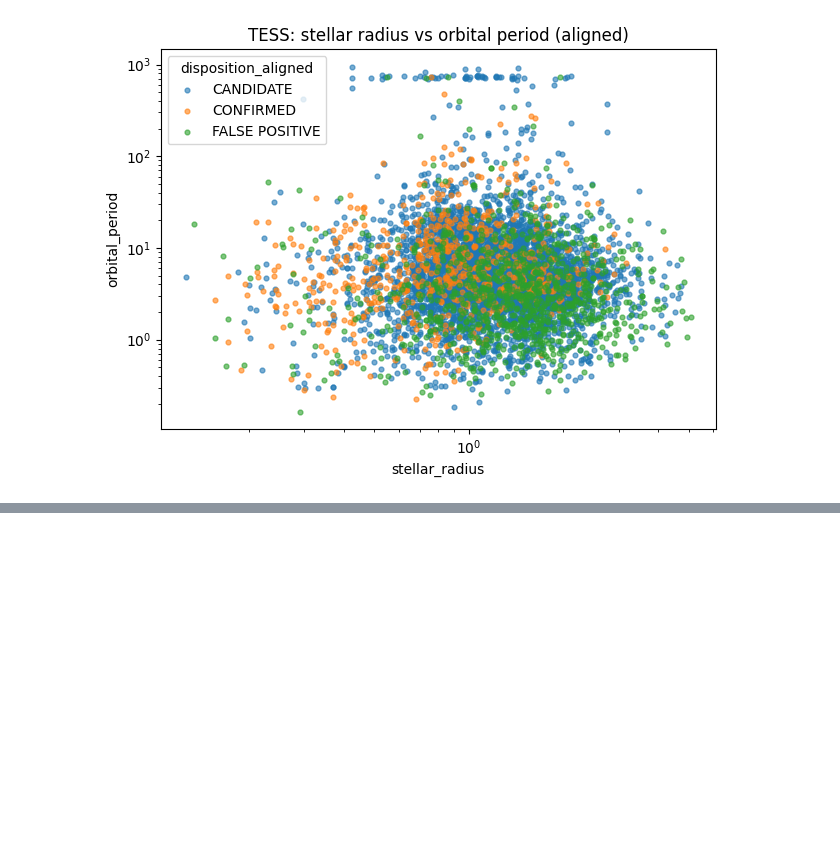
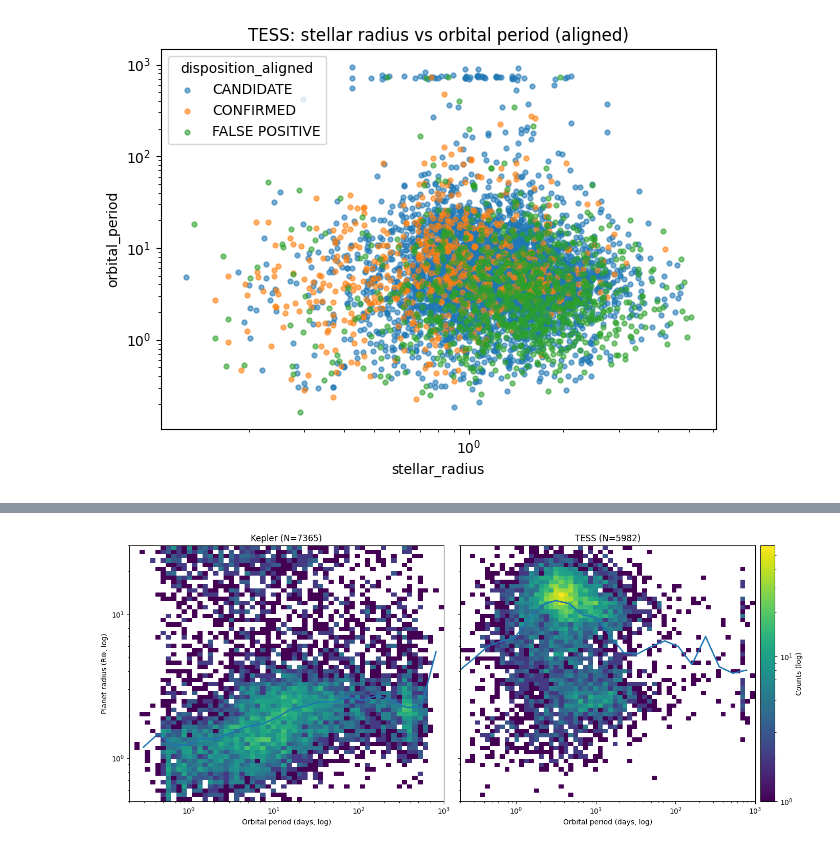
Before and after one commit to Jane-bunny/exoplanet-app, a Jupyter notebook: notebooks/03_eda_visualisation.ipynb, the cells around one changed output, grey strips where cells are left out. Saved outputs shown, nothing was run; the diff lists cells and outputs as text; code cells hidden in the pictures; blank space fills up the shorter version.

```diff
--- a/notebooks/03_eda_visualisation.ipynb
+++ b/notebooks/03_eda_visualisation.ipynb
@@ -368,0 +442,85 @@ scatter(
+# %%
+import numpy as np
+import matplotlib.pyplot as plt
+from matplotlib.colors import LogNorm
+from pathlib import Path
+from mpl_toolkits.axes_grid1 import make_axes_locatable
+
+FIGURES = Path("../figures"); FIGURES.mkdir(parents=True, exist_ok=True)
+
+def _clean_xy(df, xcol="orbital_period", ycol="planet_radius"):
+    sub = df[[xcol, ycol]].replace([np.inf, -np.inf], np.nan).dropna()
+    sub = sub[(sub[xcol] > 0) & (sub[ycol] > 0)]
+    return sub[xcol].to_numpy(), sub[ycol].to_numpy()
+
+def facet_rp_hist2d(
+    df_left, df_right,
+    titles=("Kepler", "TESS"),
+    *,
+    xcol="orbital_period", ycol="planet_radius",
+    xlim=(0.2, 1000), ylim=(0.5, 30),
+    xbins=60, ybins=60,
+    fname="kepler_vs_tess_rp_hist2d.png",
+    overlay_median=False
+):
+    # clean
+    xL, yL = _clean_xy(df_left, xcol, ycol)
+    xR, yR = _clean_xy(df_right, xcol, ycol)
+
+    # common log-spaced bin edges
+    xedges = np.logspace(np.log10(xlim[0]), np.log10(xlim[1]), xbins+1)
+    yedges = np.logspace(np.log10(ylim[0]), np.log10(ylim[1]), ybins+1)
+
+    # compute hist counts first to get a shared vmax
+    H_L, _, _ = np.histogram2d(xL, yL, bins=[xedges, yedges])
+    H_R, _, _ = np.histogram2d(xR, yR, bins=[xedges, yedges])
+    vmax = max(H_L.max(), H_R.max())
+    vmax = max(vmax, 1)  # avoid zero
+
+    norm = LogNorm(vmin=1, vmax=vmax)
+
+    fig, axs = plt.subplots(1, 2, figsize=(14, 6), sharex=True, sharey=True)
+
+    h1 = axs[0].hist2d(xL, yL, bins=[xedges, yedges], norm=norm)
+    axs[0].set_title(f"{titles[0]} (N={len(xL)})")
+
+    h2 = axs[1].hist2d(xR, yR, bins=[xedges, yedges], norm=norm)
+    axs[1].set_title(f"{titles[1]} (N={len(xR)})")
+
+    for ax in axs:
+        ax.set_xscale("log"); ax.set_yscale("log")
+        ax.set_xlim(xlim); ax.set_ylim(ylim)
+        ax.set_xlabel("Orbital period (days, log)")
+    axs[0].set_ylabel("Planet radius (R⊕, log)")
+
+    divider = make_axes_locatable(axs[-1])  # use the last (right) axis
+    cax = divider.append_axes("right", size="5%", pad=0.1)
+    cbar = fig.colorbar(h2[3], cax=cax)
+    cbar.set_label("Counts (log)")
+
+    # optional median trend per decade of period
+    if overlay_median:
+        def overlay(ax, x, y, bins_per_decade=6):
+            lx = np.log10(x)
+            lo, hi = lx.min(), lx.max()
+            nb = max(3, int((hi - lo) * bins_per_decade))
+            edges = np.linspace(lo, hi, nb+1); mids = 0.5*(edges[1:] + edges[:-1])
+            med = []
+            for a,b in zip(edges[:-1], edges[1:]):
+                mask = (lx >= a) & (lx < b)
+                med.append(np.nanmedian(y[mask]) if mask.any() else np.nan)
+            med = np.array(med); good = ~np.isnan(med)
+            ax.plot(10**mids[good], med[good], lw=2)
+        overlay(axs[0], xL, yL); overlay(axs[1], xR, yR)
+
+    plt.tight_layout()
+    if fname:
+        plt.savefig(FIGURES / fname, dpi=150)
+    plt.show()
+
+# run it
+facet_rp_hist2d(kepler_phys, tess_phys, titles=("Kepler", "TESS"),
+                xlim=(0.2, 1000), ylim=(0.5, 30), xbins=60, ybins=60,
+                fname="kepler_vs_tess_rp_hist2d.png", overlay_median=True)
+# %% [output]
+[figure, added]
```
Also changed, not shown: parts of 11 cells of this notebook, 5 other files.
